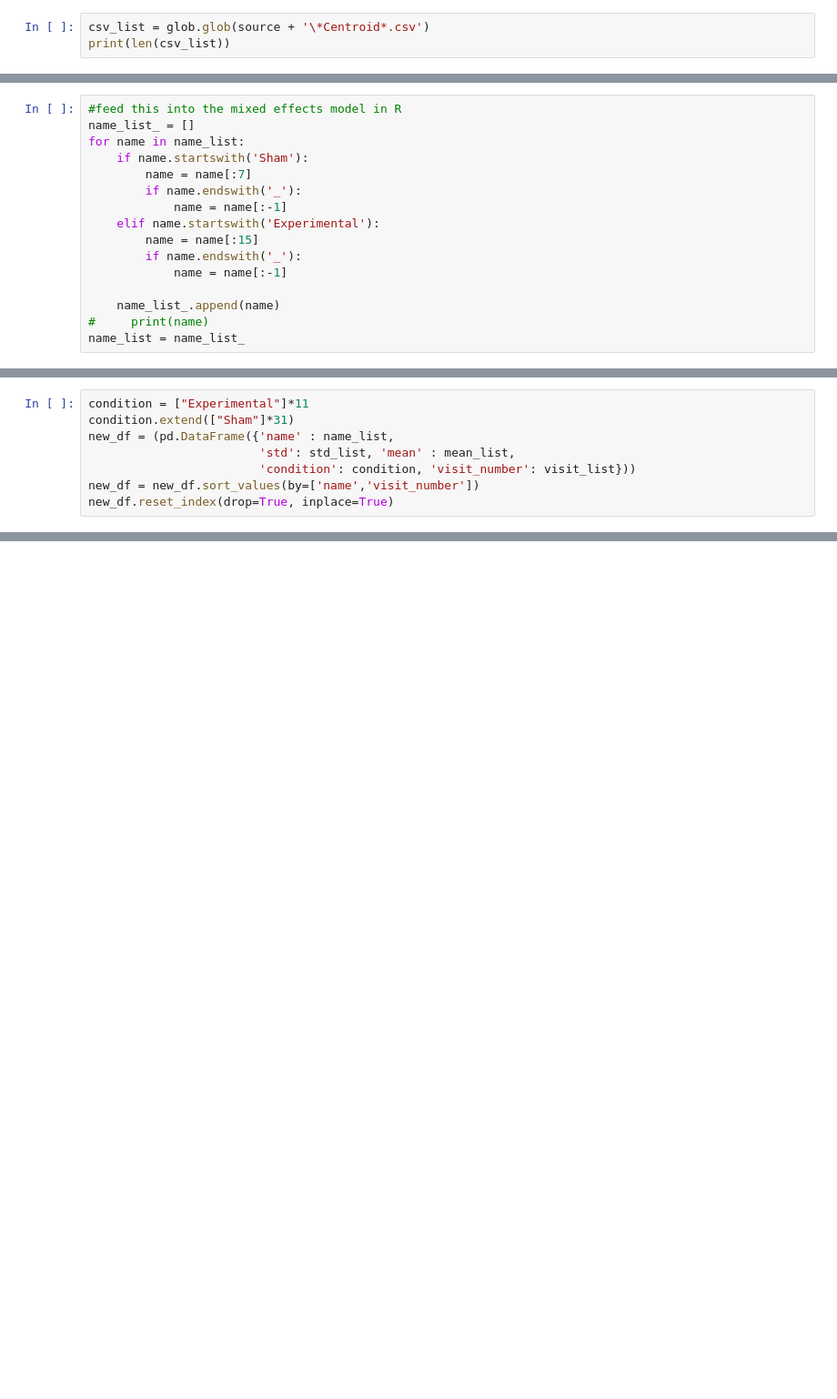
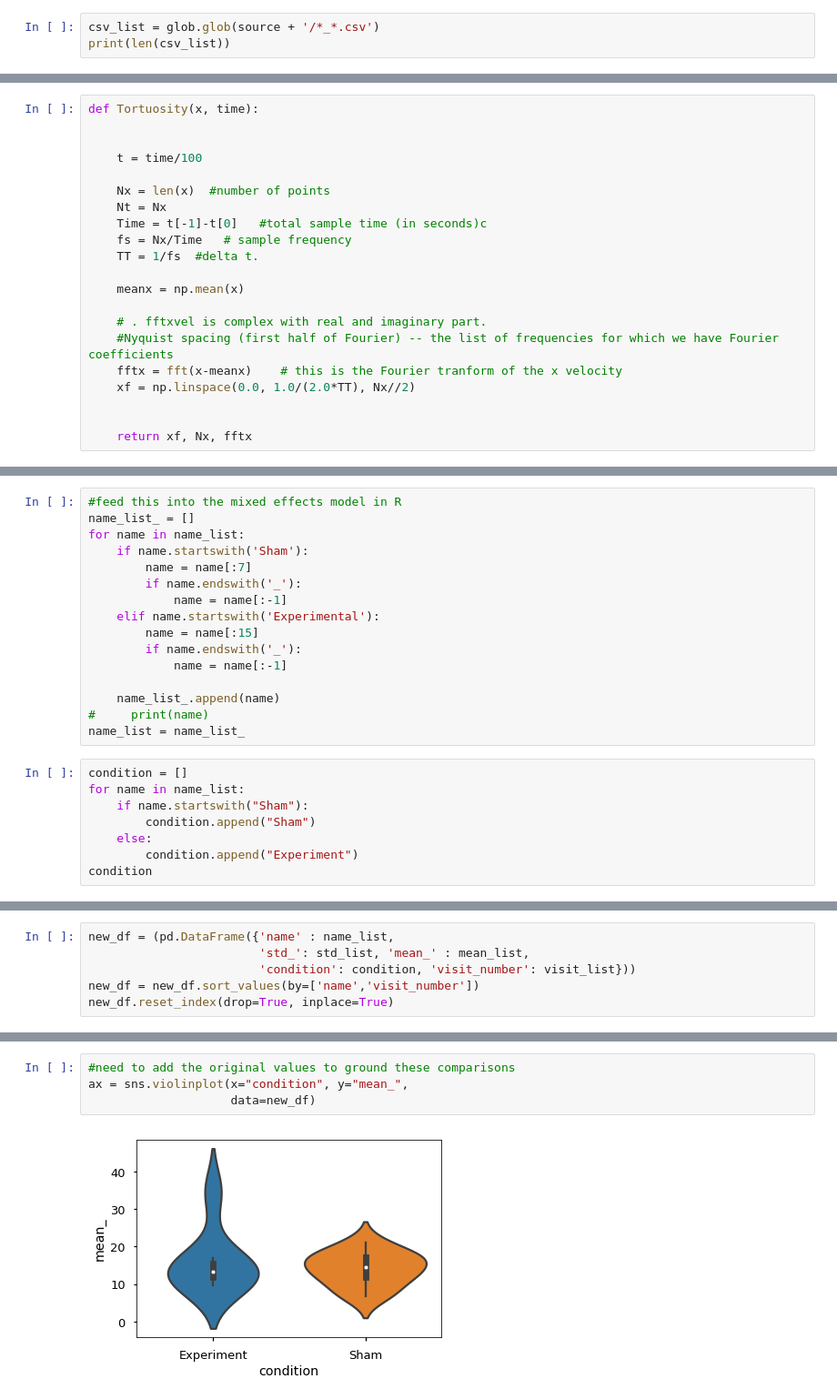
Before and after one commit to itsMahad/MothAbdominalRestriction, a Jupyter notebook: A_Step7_Displacement_Distance_Tortuosity_Loop.ipynb, the cells around one changed output, grey strips where cells are left out. Shown at 91% size. Drawn from its saved outputs; the diff is of its cells as text; blank space fills up the shorter version.

```diff
--- a/A_Step7_Displacement_Distance_Tortuosity_Loop.ipynb
+++ b/A_Step7_Displacement_Distance_Tortuosity_Loop.ipynb
@@ -84,4 +23,4 @@ def tortuosity_ratio(x,y,chunk):
 # %%
-csv_list = glob.glob(source + '\*Centroid*.csv')
+csv_list = glob.glob(source + '/*_*.csv')
 print(len(csv_list))
 # %% [output]
@@ -172,0 +28,21 @@ mean_list
+# %%
+def Tortuosity(x, time):
+
+
+    t = time/100
+
+    Nx = len(x)  #number of points
+    Nt = Nx
+    Time = t[-1]-t[0]   #total sample time (in seconds)c
+    fs = Nx/Time   # sample frequency
+    TT = 1/fs  #delta t.
+
+    meanx = np.mean(x)
+
+    # . fftxvel is complex with real and imaginary part.
+    #Nyquist spacing (first half of Fourier) -- the list of frequencies for which we have Fourier coefficients
+    fftx = fft(x-meanx)    # this is the Fourier tranform of the x velocity
+    xf = np.linspace(0.0, 1.0/(2.0*TT), Nx//2)
+
+
+    return xf, Nx, fftx
@@ -186,3 +179,11 @@ for name in name_list:
     name_list_.append(name)
 #     print(name)
 name_list = name_list_
+# %%
+condition = []
+for name in name_list:
+    if name.startswith("Sham"):
+        condition.append("Sham")
+    else:
+        condition.append("Experiment")
+condition
@@ -193,8 +212,6 @@ len(mean_list),len(std_list), len(name_list), len(visit_list)
 # %%
-condition = ["Experimental"]*11
-condition.extend(["Sham"]*31)
 new_df = (pd.DataFrame({'name' : name_list,
-                        'std': std_list, 'mean' : mean_list,
+                        'std_': std_list, 'mean_' : mean_list,
                         'condition': condition, 'visit_number': visit_list}))
 new_df = new_df.sort_values(by=['name','visit_number'])
 new_df.reset_index(drop=True, inplace=True)
@@ -202,0 +221,6 @@ new_df.to_csv(outpath + "\\" + "median_10.csv")
+# %%
+#need to add the original values to ground these comparisons
+ax = sns.violinplot(x="condition", y="mean_",
+                    data=new_df)
+# %% [output]
+[figure, added]
```
Also changed, not shown: parts of 19 cells of this notebook.
